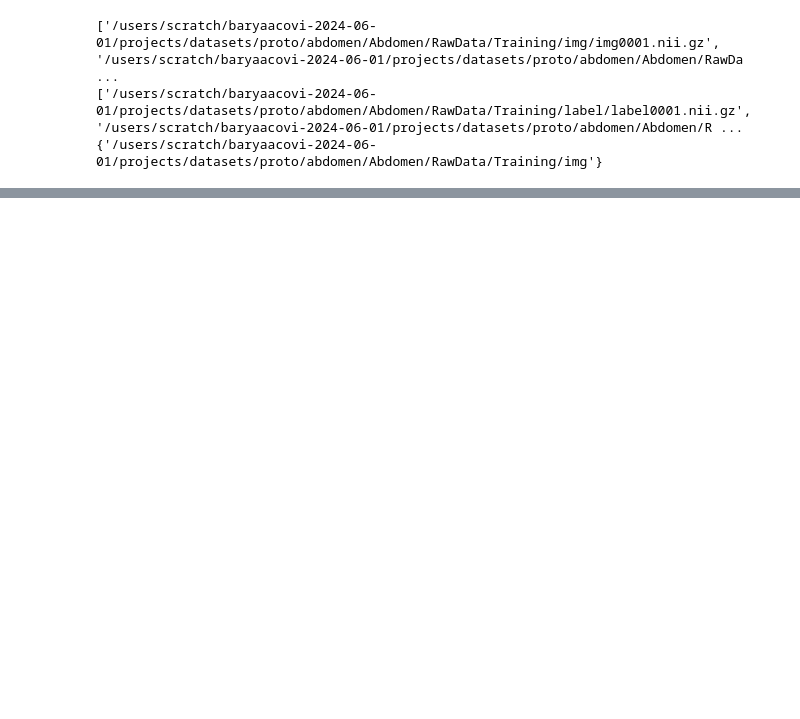
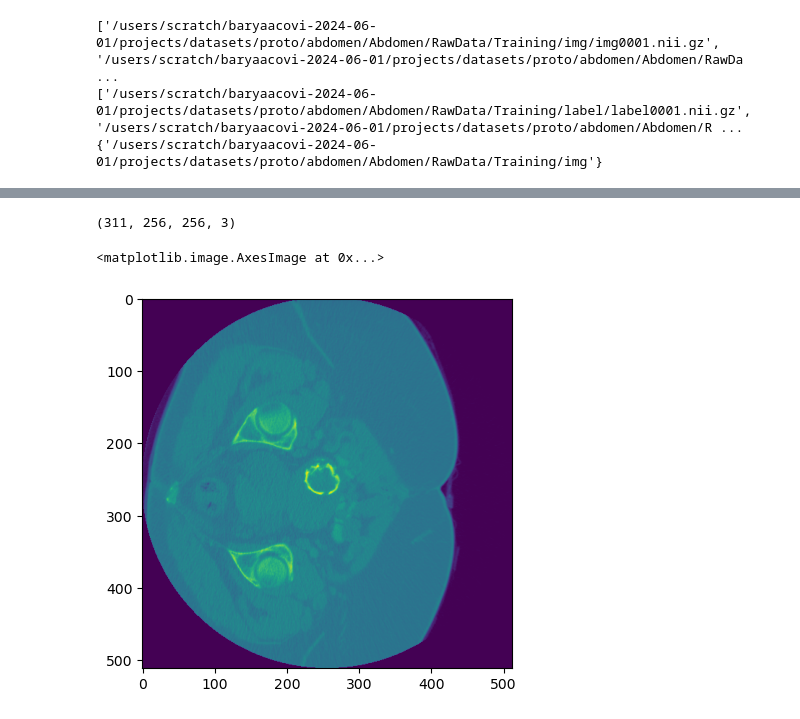
Before and after one commit to baryyy7/MICCAI23-ProtoContra-SFDA, a Jupyter notebook: bar_pre_ct.ipynb, the cells around one changed output, grey strips where cells are left out. Saved outputs shown, nothing was run; the diff lists cells and outputs as text; code cells hidden in the pictures; blank space fills up the shorter version.

```diff
--- a/bar_pre_ct.ipynb
+++ b/bar_pre_ct.ipynb
@@ -212,25 +185,18 @@ files = [int(f.split('.')[0].split('mg')[1]) for f in files]
 random.shuffle(files)
 train_size = int(len(files) * 0.8)
 
-train_vols = set(files[:train_size])
-test_vols = set(files[train_size:])
+# train_vols = set(files[:train_size])
+# test_vols = set(files[train_size:])
+
+train_vols = set([1, 2, 3, 4, 5, 6, 7, 8, 9, 10, 21, 23, 25, 26, 27, 28, 29, 30, 32, 33, 35, 36, 37, 38])
+test_vols = set([34, 39, 40, 22, 24, 31])
+
 
 print(f"train vols: {train_vols}")
 print(f"test vols: {test_vols}")
 
 def is_train_vol(vol: str):
     return vol in train_vols
-
-def get_data_save_path(im_path: str):
-    im_name = im_path.split('/')[-1].split('.')[0]
-    splitted_name = im_name.split('-')
-    im_name_new = f'{splitted_name[0]}-{splitted_name[1]}_{int(splitted_name[2])}'
-    im_name = f'/{im_name_new}'
-
-    if is_train_vol(vol):
-        return mr_path_train + im_name, vol
-    else:
-        return mr_path_test + im_name, vol
 
 def get_data_save_path_ct(im_path: str, slice_idx:int):
     im_name = im_path.split('/')[-1].split('.')[0]
@@ -268,6 +234,9 @@ for root,a,files in os.walk(base_path):
         gt_path_list.append(full_path_gt)
         root_dirs.add(root)
 
+        assert(full_path.split('/')[-1].split('.')[0][-4:] == full_path_gt.split('/')[-1].split('.')[0][-4:])
+
+
 print(im_path_list)
 print(gt_path_list)
 print(root_dirs)
@@ -435,3 +482,25 @@ plt.show()
+# %%
+
+print(stacked.shape)
+
+num = 0
+for somep in os.listdir(dir_path_test):
+    if 'nfs' in somep:
+        continue
+    full_p = os.path.join(dir_path_test, somep)
+    updated_im = stacked[num]
+    test_im_npz = np.load(full_p)
+    im, la = test_im_npz['image'], test_im_npz['label']
+
+    if(np.isnan(updated_im).sum() > 0):
+        print("trouble")
+    if(np.isnan(la).sum() > 0):
+        print("trouble")
+    np.savez(full_p, image = updated_im, label = la)
+    num += 1
+    # print(len(test_im))
+# %% [output]
+(311, 256, 256, 3)
 # %%
 # test that the data was created successfully
 import numpy as np
@@ -469,3 +538,14 @@ assert np.any(test_gt[:,:] != test_gt_diff_vol[:,:])
 assert np.any(test_gt[:,:] != test_gt_diff_vol[:,:])
 
 assert np.any(test_gt[:,:] != test_gt_same_vol[:,:])
+# %%
+im_path = '/users/scratch/baryaacovi-2024-06-01/projects/datasets/proto/abdomen/Abdomen/RawData/Training/img/img0010.nii.gz'
+
+mr_im = nib.load(im_path)
+
+mr_im_data = mr_im.get_fdata()
+
+plt.imshow((mr_im_data[:,:,30]).astype(np.int64))
+# %% [output]
+<matplotlib.image.AxesImage at 0x...>
+[figure, added]
```
Also changed, not shown: parts of 12 cells of this notebook, 6 other files.
